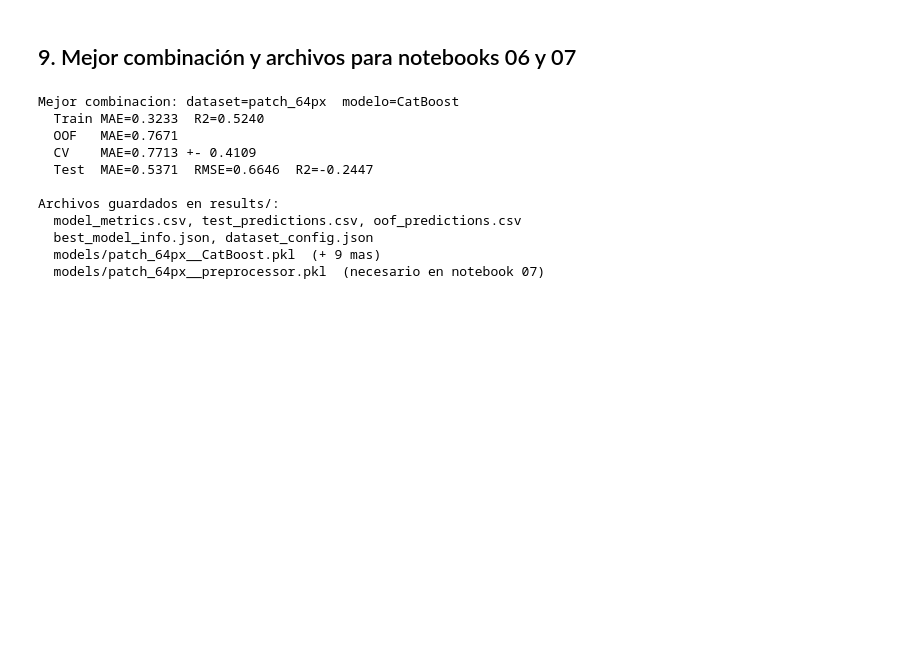
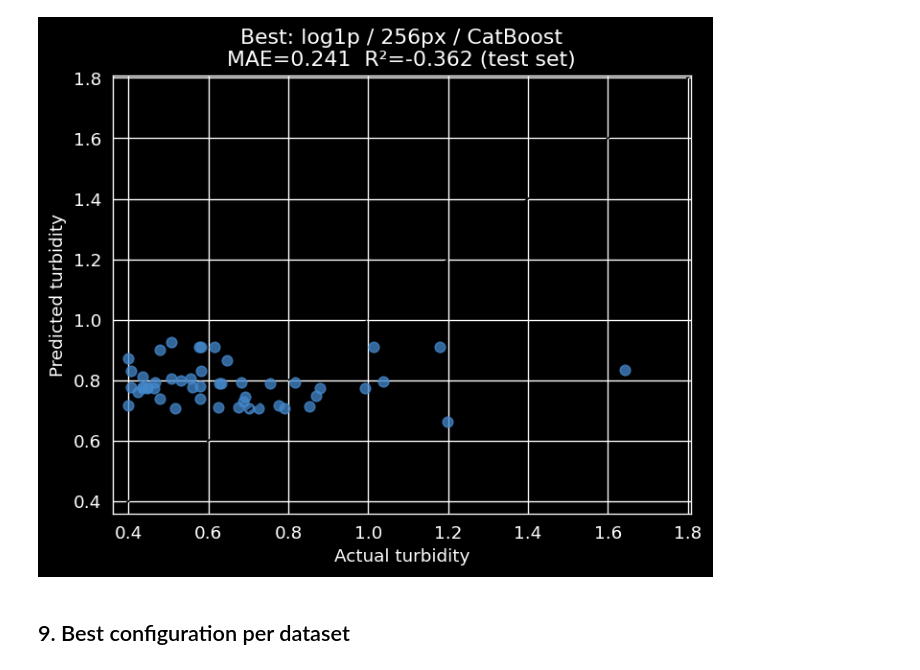
Before and after one commit to adricanovas/turbidity_satellite_estimation, a Jupyter notebook: code/05_model_training.ipynb, the cells around one changed output. Cells and saved outputs as stored; diff of their text form; code cells hidden in the pictures; blank space fills up the shorter version.

```diff
--- a/code/05_model_training.ipynb
+++ b/code/05_model_training.ipynb
@@ -589,47 +570,27 @@ plt.show()
+# %%
+# Scatter predicted vs actual for best combination
+best_info = json.load(open(RES_DIR / 'best_model_info.json'))
+
+mask = ((test_df['dataset']  == best_info['best_dataset']) &
+        (test_df['patch_px'] == best_info['best_patch_px']) &
+        (test_df['model']    == best_info['best_model']))
+sub_test = test_df[mask]
+
+fig, ax = plt.subplots(figsize=(6, 5))
+ax.scatter(sub_test['turbidity'], sub_test['pred'], alpha=0.75, s=40, color='#4488cc')
+lim = [min(sub_test['turbidity'].min(), sub_test['pred'].min()) * 0.9,
+       max(sub_test['turbidity'].max(), sub_test['pred'].max()) * 1.1]
+ax.plot(lim, lim, 'k--', lw=1)
+ax.set_xlim(lim); ax.set_ylim(lim)
+ax.set_xlabel('Actual turbidity')
+ax.set_ylabel('Predicted turbidity')
+ax.set_title(f'Best: {best_info["best_dataset"]} / {best_info["best_patch_px"]}px / '
+             f'{best_info["best_model"]}\n'
+             f'MAE={best_info["test_mae"]:.3f}  R²={best_info["test_r2"]:.3f} (test set)')
+plt.tight_layout()
+plt.savefig(RES_DIR / 'best_model_scatter.png', bbox_inches='tight')
+plt.show()
+# %% [output]
+[figure, added]
 # %% [markdown]
-## 9. Mejor combinación y archivos para notebooks 06 y 07
+## 9. Best configuration per dataset
-# %%
-best_row = metrics_df.loc[metrics_df['test_mae'].idxmin()]
-best_ds  = best_row['dataset']
-best_mod = best_row['model']
-
-print(f'Mejor combinacion: dataset={best_ds}  modelo={best_mod}')
-print(f'  Train MAE={best_row["train_mae"]:.4f}  R2={best_row["train_r2"]:.4f}')
-print(f'  OOF   MAE={best_row["oof_mae"]:.4f}')
-print(f'  CV    MAE={best_row["cv_mae"]:.4f} +- {best_row["cv_mae_std"]:.4f}')
-print(f'  Test  MAE={best_row["test_mae"]:.4f}  RMSE={best_row["test_rmse"]:.4f}  '
-      f'R2={best_row["test_r2"]:.4f}')
-
-best_cfg = {
-    'best_dataset':      best_ds,
-    'best_model':        best_mod,
-    'radius_px':         int(DATASET_CONFIG[best_ds]['radius_px']),
-    'diameter_m':        int(DATASET_CONFIG[best_ds]['diameter_m']),
-    'model_file':        f'{best_ds}__{best_mod}.pkl',
-    'feat_cols_file':    f'{best_ds}__feat_cols.pkl',
-    'preprocessor_file': f'{best_ds}__preprocessor.pkl',
-    'map_dataset':       best_ds,
-    'map_radius_px':     int(DATASET_CONFIG[best_ds]['radius_px']),
-}
-with open(RES_DIR / 'best_model_info.json', 'w') as f:
-    json.dump(best_cfg, f, indent=2)
-with open(RES_DIR / 'dataset_config.json', 'w') as f:
-    json.dump(DATASET_CONFIG, f, indent=2)
-
-print('\nArchivos guardados en results/:')
-print('  model_metrics.csv, test_predictions.csv, oof_predictions.csv')
-print('  best_model_info.json, dataset_config.json')
-print(f'  models/{best_ds}__{best_mod}.pkl  (+ {len(DATASET_CONFIG)*len(models_to_train)-1} mas)')
-print(f'  models/{best_ds}__preprocessor.pkl  (necesario en notebook 07)')
-# %% [output]
-Mejor combinacion: dataset=patch_64px  modelo=CatBoost
-  Train MAE=0.3233  R2=0.5240
-  OOF   MAE=0.7671
-  CV    MAE=0.7713 +- 0.4109
-  Test  MAE=0.5371  RMSE=0.6646  R2=-0.2447
-
-Archivos guardados en results/:
-  model_metrics.csv, test_predictions.csv, oof_predictions.csv
-  best_model_info.json, dataset_config.json
-  models/patch_64px__CatBoost.pkl  (+ 9 mas)
-  models/patch_64px__preprocessor.pkl  (necesario en notebook 07)
```
Also changed, not shown: parts of 25 cells of this notebook, 1 other file.
